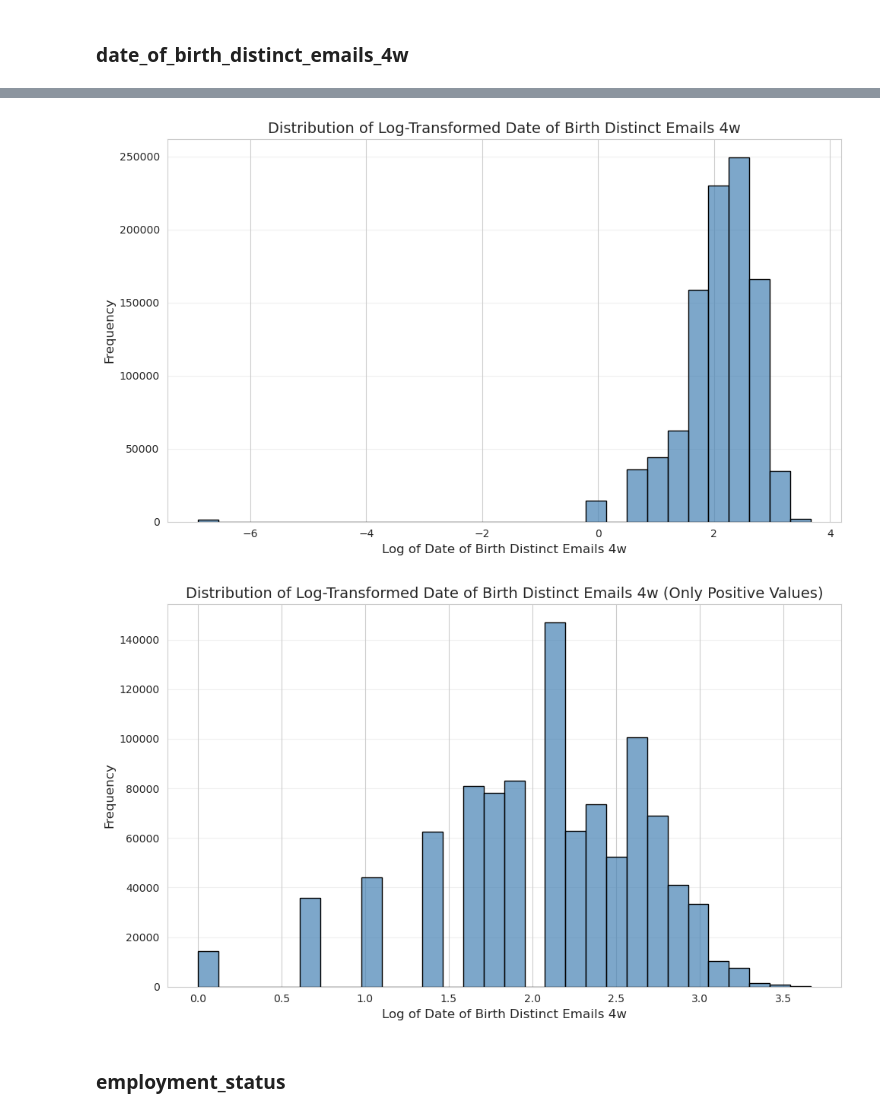
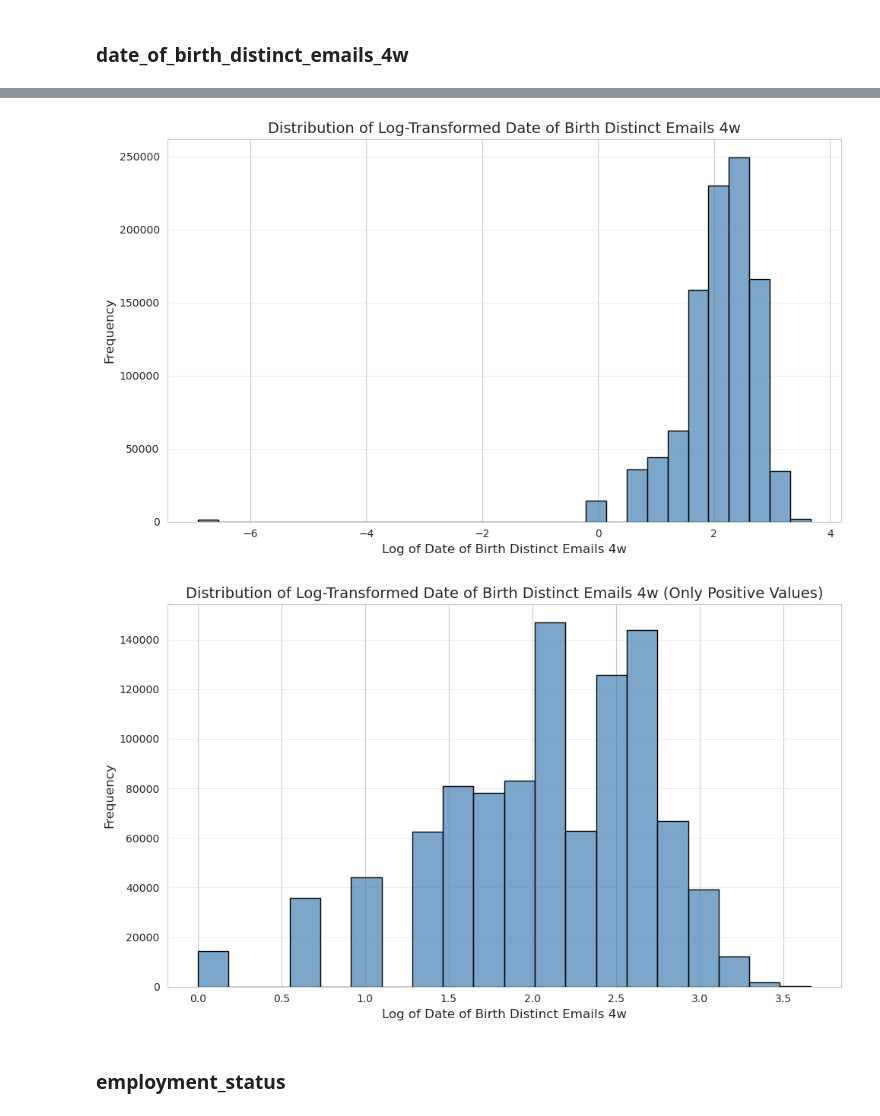
Before and after one commit to Vasilis-Palaskas/fraud-detection-BAF-Dataset-Suite-, a Jupyter notebook: 01-intro/01-data-cleaning-processing-univariate_analysis-vp.ipynb, the cells around one changed output, grey strips where cells are left out. Drawn from its saved outputs; the diff is of its cells as text; code cells hidden in the pictures.

```diff
--- a/01-intro/01-data-cleaning-processing-univariate_analysis-vp.ipynb
+++ b/01-intro/01-data-cleaning-processing-univariate_analysis-vp.ipynb
@@ -25,3 +25,4 @@ data_paths[0]
 dataset=pd.read_csv(data_paths[0], index_col=0)
 # %%
 dataset.head(5)
+dataset.reset_index(inplace=True)
@@ -314,3 +344,5 @@ Name: intended_balcon_amount, dtype: float64
+# %%
+dataset["intended_balcon_amount_binned"] = pd.cut(dataset['intended_balcon_amount'], bins=[-np.inf, 0,  20, 52,92, np.inf], labels=['Missing/Negative', '0-20', '20-52', '52-92', '92+'])
 # %% [markdown]
 ### payment_type
 # %%
@@ -369,3 +413,5 @@ plt.show()
+# %%
+dataset.drop(columns={"zip_count_4w"}, inplace=True)
 # %% [markdown]
 ### velocity_6h
 # %%
@@ -407,0 +456,3 @@ plt.show()
+# %%
+dataset["velocity_6h_valid"]=np.where(dataset["velocity_6h"]<0,"missing","Valid")
+dataset["velocity_6h_valid"].value_counts(normalize=True)
@@ -535,7 +615,7 @@ plt.show()
 # %%
 # Visualise the histogram of zip_count_4w
 plt.figure(figsize=(10, 6))
-sns.histplot(dataset['date_of_birth_distinct_emails_4w'], bins=40, kde=True, color='steelblue', edgecolor='black', alpha=0.7)
+sns.histplot(dataset['date_of_birth_distinct_emails_4w'], bins=40, kde=True, color='steelblue', edgecolor='black', alpha=0.7,discrete=True)
 plt.xlabel('Date of Birth Distinct Emails', fontsize=12)
 plt.ylabel('Frequency', fontsize=12)
 plt.title('Distribution of Date of Birth Distinct Emails 4w', fontsize=14)
@@ -558,7 +638,7 @@ dataset['date_of_birth_distinct_emails_4w_log_original'] = np.log(dataset['date_
 
 # Visualise the log-transformed values
 plt.figure(figsize=(10, 6))
-sns.histplot(dataset.loc[dataset['date_of_birth_distinct_emails_4w'] > 0, 'date_of_birth_distinct_emails_4w_log_original'], bins=30, color='steelblue', edgecolor='black', alpha=0.7)
+sns.histplot(dataset.loc[dataset['date_of_birth_distinct_emails_4w'] > 0, 'date_of_birth_distinct_emails_4w_log_original'], bins=20, color='steelblue', edgecolor='black', alpha=0.7)
 plt.xlabel('Log of Date of Birth Distinct Emails 4w', fontsize=12)
 plt.ylabel('Frequency', fontsize=12)
 plt.title('Distribution of Log-Transformed Date of Birth Distinct Emails 4w (Only Positive Values)', fontsize=14)
@@ -570,5 +650,5 @@ plt.show()
 [figure]
-[figure, old version]
+[figure, new version]
 # %% [markdown]
 ### employment_status
 # %%
```
Also changed, not shown: parts of 64 cells of this notebook, 1 other file.
